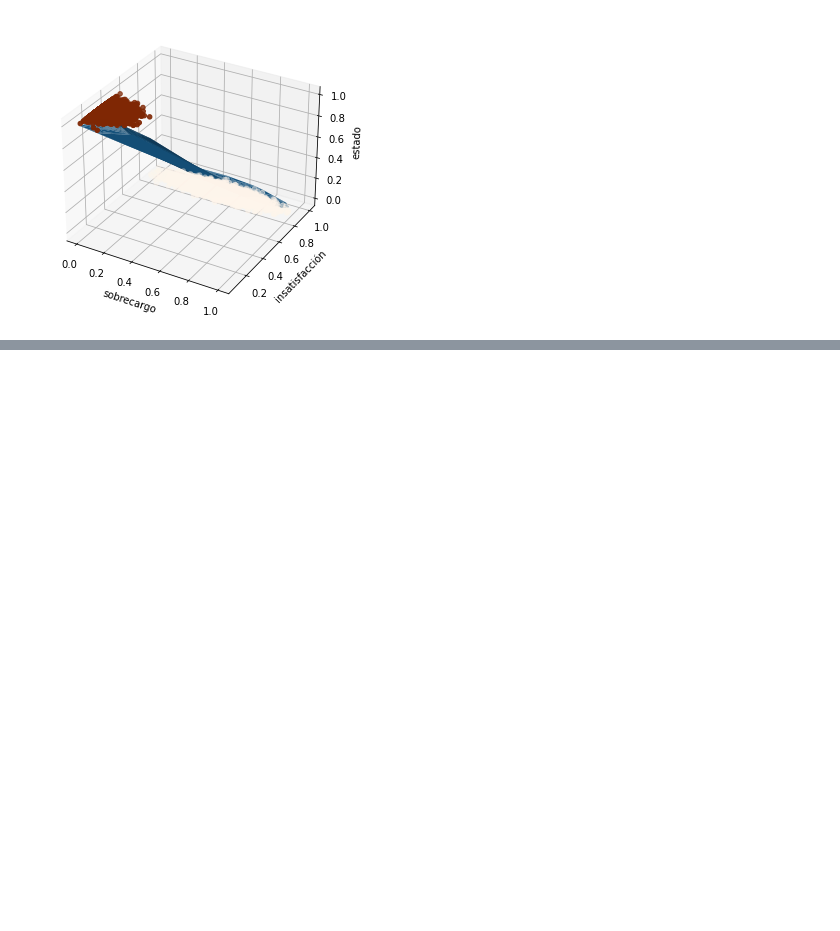
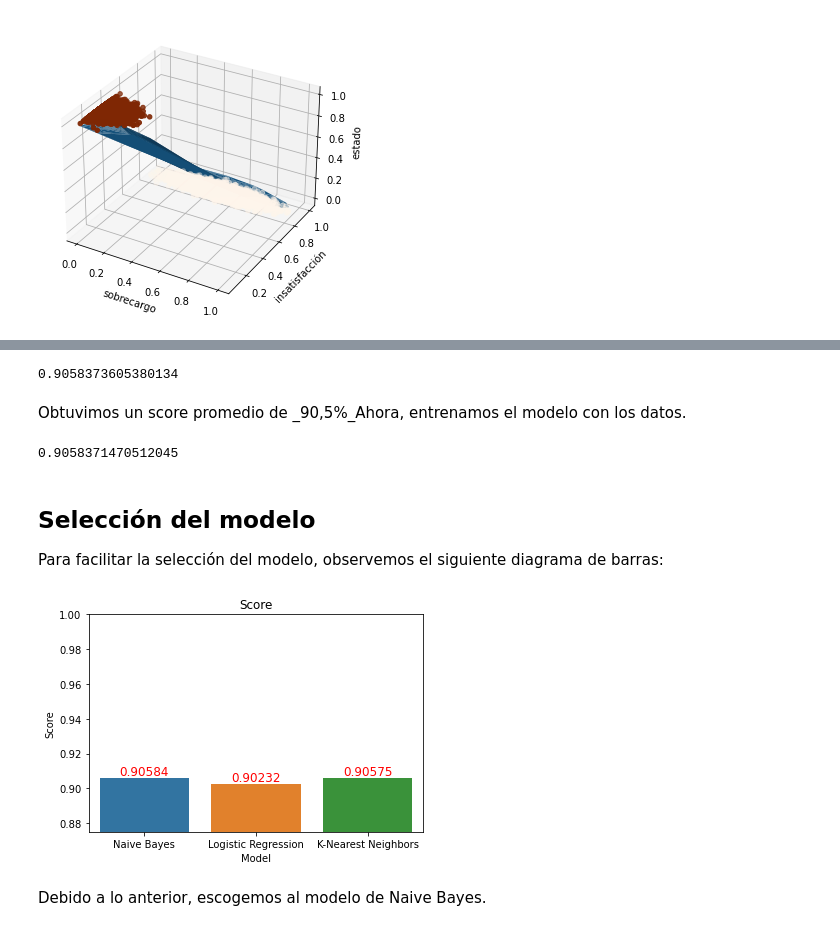
Before and after one commit to marcopza/DAProject, a Jupyter notebook: Proyecto Analítica de Datos.ipynb, the cells around one changed output, grey strips where cells are left out. Saved outputs shown, nothing was run; the diff lists cells and outputs as text; code cells hidden in the pictures; blank space fills up the shorter version.

Commit message:
Add Naive Bayes and model selection

```diff
--- a/Proyecto Analítica de Datos.ipynb
+++ b/Proyecto Analítica de Datos.ipynb
@@ -331,6 +328,8 @@ K-fold cross-validation con un número de 10 repeticiones, y un scoring
 con el accuracy haciendo uso de **cross_val_score**
 # %%
 knn = neighbors.KNeighborsClassifier(n_neighbors=11)
-results = cross_val_score(knn, x, y, cv=10, scoring='accuracy')
-results
+results = cross_val_score(knn, x, y, cv=20, scoring='accuracy')
+print(results)
+knn_score = results.mean()
+print(knn_score)
 # %% [output]
@@ -370,7 +379,8 @@ Logit Regression Results
 Ahora, validamos el score de nuestro modelo.
 # %%
 prediction = est.predict(sm.add_constant(X_test)).round()
-print('Test accuracy =', accuracy_score(Y_test, prediction))
+log_score = accuracy_score(Y_test, prediction)
+print('Test accuracy =', log_score)
 # %% [output]
 Test accuracy = 0.9023205612520238
 # %% [markdown]
@@ -393,0 +409,40 @@ plt.show()
+# %%
+x = df_cleaned[['SOBRECARGO', 'INSATISFACCION']]
+y = df_cleaned['ESTADO']
+gnb = naive_bayes.GaussianNB()
+gnb_score = cross_val_score(gnb, x, y, cv=20, scoring='accuracy').mean()
+gnb_score
+# %% [output]
+0.9058373605380134
+# %% [markdown]
+Obtuvimos un score promedio de _90,5%_Ahora, entrenamos el modelo con
+los datos.
+# %%
+gnb.fit(x, y)
+gnb.score(x, y)
+# %% [output]
+0.9058371470512045
+# %% [markdown]
+## Selección del modelo
+Para facilitar la selección del modelo, observemos el siguiente diagrama
+de barras:
+# %%
+data = {
+    'Model': ['Naive Bayes', 'Logistic Regression',
+                    'K-Nearest Neighbors'],
+    'Score': [gnb_score, log_score, knn_score]
+}
+model_df = pd.DataFrame(data)
+fig, ax = plt.subplots()
+sns.barplot(x='Model', y='Score', data=model_df)
+plt.title('Score')
+ax.set_xticklabels(model_df['Model'])
+ax.set(ylim=(0.875,1))
+for p in ax.patches:
+    ax.text(p.get_x() + p.get_width()/2., p.get_height(), '{0:.5f}'.format(p.get_height()),
+        fontsize=12, color='red', ha='center', va='bottom')
+plt.show()
+# %% [output]
+[figure, added]
+# %% [markdown]
+Debido a lo anterior, escogemos al modelo de Naive Bayes.
```
Also changed, not shown: parts of 6 cells of this notebook.
